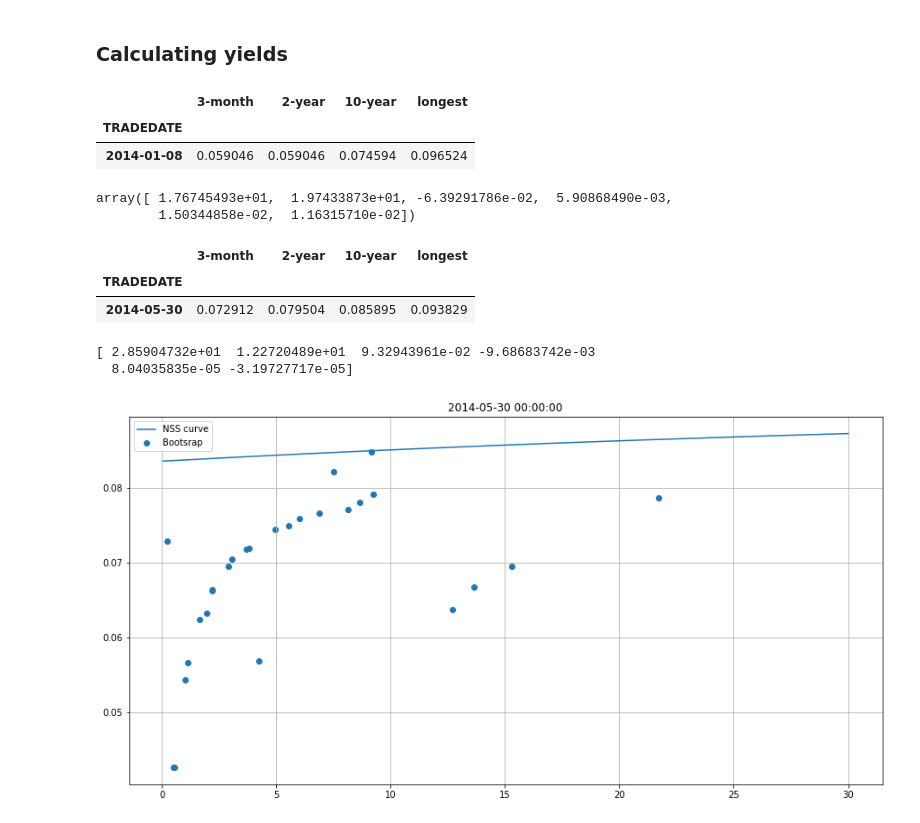
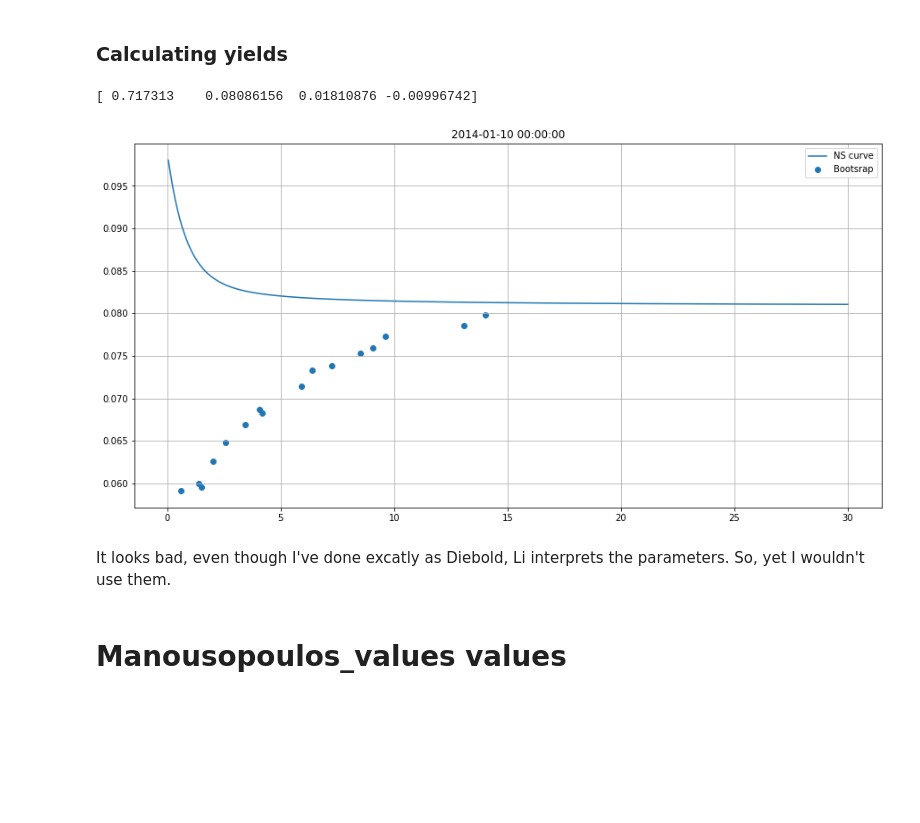
Before and after one commit to andrey-lukyanov/Comparing-numerical-methods-for-term-structure-fitting, a Jupyter notebook: Preparation_for_calculations.ipynb, the cells around one changed output. Saved outputs shown, nothing was run; the diff lists cells and outputs as text; code cells hidden in the pictures; blank space fills up the shorter version.

Commit message:
Manousopoulos strating values calculated

```diff
--- a/Preparation_for_calculations.ipynb
+++ b/Preparation_for_calculations.ipynb
@@ -330,57 +332,35 @@ for i in range(len(dates)):
     yields.at[dates[i], 'longest'] = irr_matrix[dates[i]:dates[i]][longest_bond]
 # %%
 yields.to_csv('/Users/andrey_lukyanov/Google_Drive/Studies/Year_4/Курсач/Coding/Comparing-numerical-methods-for-term-structure-fitting/Data/New_data/yields.csv')
-# %%
-yields[dates[1]:dates[1]]
-# %% [output]
-|  | 3-month | 2-year | 10-year | longest |
-| TRADEDATE |  |  |  |  |
-| 2014-01-08 | 0.059046 | 0.059046 | 0.074594 | 0.096524 |
 # %%
 i = 1
 
-tau_1 = 30
-tau_2 = 30
+tau = 0.717313
 beta_0 = yields[dates[i]:dates[i]]['longest'][0]
 beta_1 = yields[dates[i]:dates[i]]['10-year'][0] - yields[dates[i]:dates[i]]['3-month'][0]
 beta_2 = 2 * yields[dates[i]:dates[i]]['2-year'][0] - yields[dates[i]:dates[i]]['3-month'][0] - yields[dates[i]:dates[i]]['10-year'][0]
-beta_3 = beta_2
-
-np.array([np.random.rand() * tau_1, np.random.rand() * tau_2, 3 * beta_0 * np.random.rand() - beta_0,
-          3 * beta_1 * np.random.rand() - beta_1, 3 * beta_2 * np.random.rand() - beta_2,
-          3 * beta_3 * np.random.rand() - beta_3])
-# %% [output]
-array([ 1.76745493e+01,  1.97433873e+01, -6.39291786e-02,  5.90868490e-03,
-        1.50344858e-02,  1.16315710e-02])
-# %%
-yields[dates[100]:dates[100]]
-# %% [output]
-|  | 3-month | 2-year | 10-year | longest |
-| TRADEDATE |  |  |  |  |
-| 2014-05-30 | 0.072912 | 0.079504 | 0.085895 | 0.093829 |
 # %%
-i = 100
+i = 1
 
-tau_1 = 30
-tau_2 = 30
+tau = 0.717313
 beta_0 = yields[dates[i]:dates[i]]['longest'][0]
 beta_1 = yields[dates[i]:dates[i]]['10-year'][0] - yields[dates[i]:dates[i]]['3-month'][0]
 beta_2 = 2 * yields[dates[i]:dates[i]]['2-year'][0] - yields[dates[i]:dates[i]]['3-month'][0] - yields[dates[i]:dates[i]]['10-year'][0]
-beta_3 = beta_2
 
-theta = np.array([np.random.rand() * tau_1, np.random.rand() * tau_2, 3 * beta_0 * np.random.rand() - beta_0,
-          3 * beta_1 * np.random.rand() - beta_1, 3 * beta_2 * np.random.rand() - beta_2,
-          3 * beta_3 * np.random.rand() - beta_3])
+theta = np.array([tau, beta_0, beta_1, beta_2])
 
 m = np.linspace(0, 30, 600)
 plt.figure(figsize = (15,7.5))
 plt.title(dates[i])
 plt.grid()
-plt.plot(m, thesis_library.nss(m, theta), label = 'NSS curve')
+plt.plot(m, ns(m, theta), label = 'NS curve')
 plt.scatter(bootstraped_rates_list[i].maturity, bootstraped_rates_list[i].rates, label = 'Bootsrap')
 plt.legend()
 print(theta);
 # %% [output]
-[ 2.85904732e+01  1.22720489e+01  9.32943961e-02 -9.68683742e-03
-  8.04035835e-05 -3.19727717e-05]
+[ 0.717313    0.08086156  0.01810876 -0.00996742]
-[figure, old version]
+[figure, new version]
+# %% [markdown]
+It looks bad, even though I've done excatly as Diebold, Li interprets the parameters. So, yet I wouldn't use them.
+# %% [markdown]
+# Manousopoulos_values values
```
Also changed, not shown: parts of 5 cells of this notebook, 3 other files.
